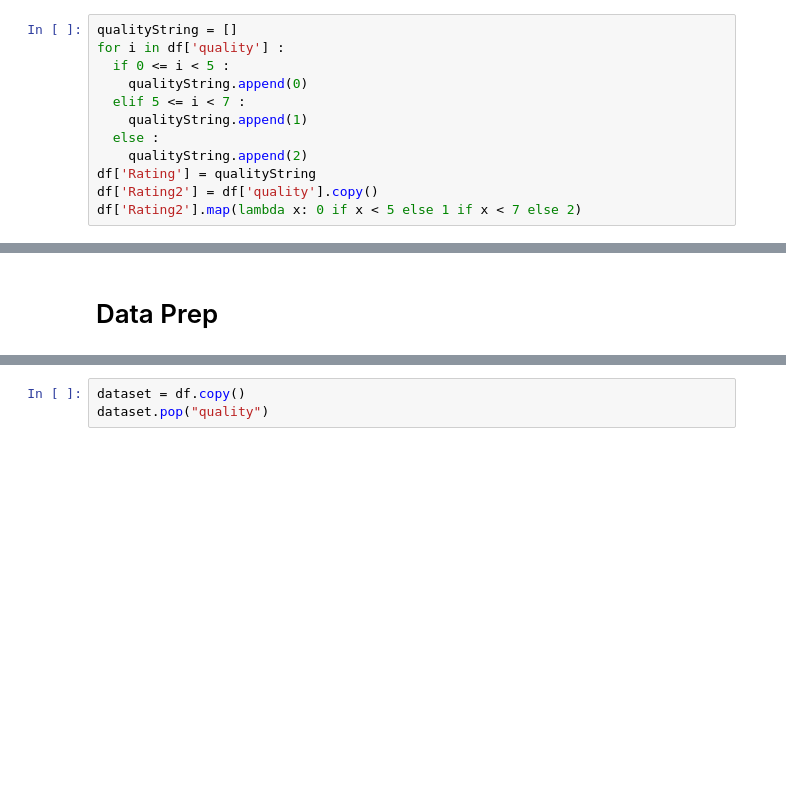
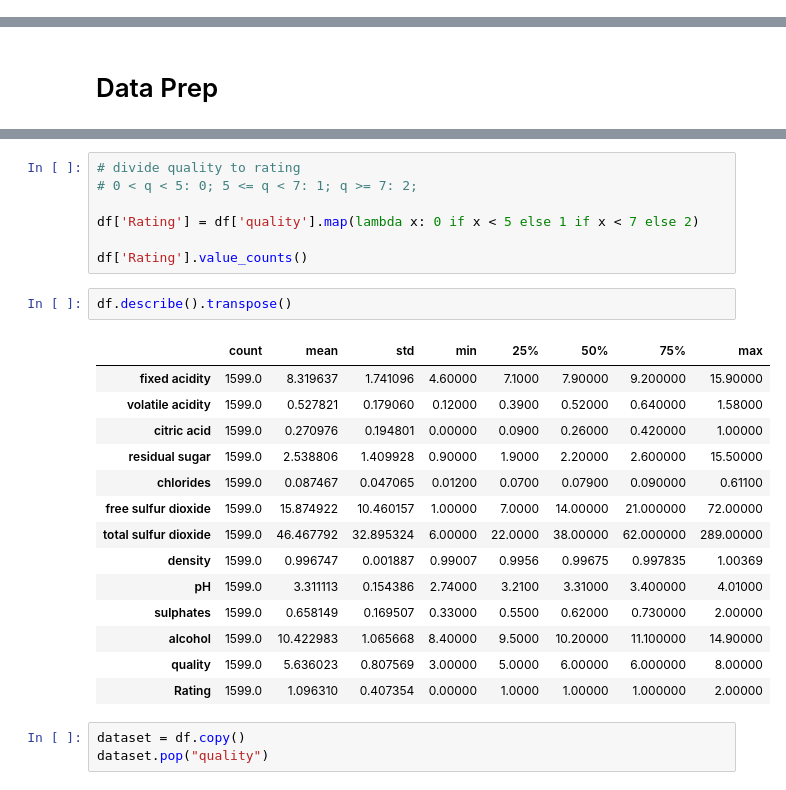
Before and after one commit to imiro/bangkit-w05-winequality, a Jupyter notebook: bangkit-w05-winequality.ipynb, the cells around one changed output, grey strips where cells are left out. Drawn from its saved outputs; the diff is of its cells as text; blank space fills up the shorter version.

Commit message:
More notebook refactor.
Add more description on converting quality to rating.
Simplify the conversion code.

```diff
--- a/bangkit-w05-winequality.ipynb
+++ b/bangkit-w05-winequality.ipynb
@@ -61,12 +112,0 @@ sns.pairplot(df)
-# %%
-qualityString = []
-for i in df['quality'] :
-  if 0 <= i < 5 :
-    qualityString.append(0)
-  elif 5 <= i < 7 :
-    qualityString.append(1)
-  else :
-    qualityString.append(2)
-df['Rating'] = qualityString
-df['Rating2'] = df['quality'].copy()
-df['Rating2'].map(lambda x: 0 if x < 5 else 1 if x < 7 else 2)
@@ -91,3 +124,27 @@ df.describe()
+# %%
+# divide quality to rating
+# 0 < q < 5: 0; 5 <= q < 7: 1; q >= 7: 2;
+
+df['Rating'] = df['quality'].map(lambda x: 0 if x < 5 else 1 if x < 7 else 2)
+
+df['Rating'].value_counts()
+# %%
+df.describe().transpose()
+# %% [output]
+|  | count | mean | std | min | 25% | 50% | 75% | max |
+| fixed acidity | 1599.0 | 8.319637 | 1.741096 | 4.60000 | 7.1000 | 7.90000 | 9.200000 | 15.90000 |
+| volatile acidity | 1599.0 | 0.527821 | 0.179060 | 0.12000 | 0.3900 | 0.52000 | 0.640000 | 1.58000 |
+| citric acid | 1599.0 | 0.270976 | 0.194801 | 0.00000 | 0.0900 | 0.26000 | 0.420000 | 1.00000 |
+| residual sugar | 1599.0 | 2.538806 | 1.409928 | 0.90000 | 1.9000 | 2.20000 | 2.600000 | 15.50000 |
+| chlorides | 1599.0 | 0.087467 | 0.047065 | 0.01200 | 0.0700 | 0.07900 | 0.090000 | 0.61100 |
+| free sulfur dioxide | 1599.0 | 15.874922 | 10.460157 | 1.00000 | 7.0000 | 14.00000 | 21.000000 | 72.00000 |
+| total sulfur dioxide | 1599.0 | 46.467792 | 32.895324 | 6.00000 | 22.0000 | 38.00000 | 62.000000 | 289.00000 |
+| density | 1599.0 | 0.996747 | 0.001887 | 0.99007 | 0.9956 | 0.99675 | 0.997835 | 1.00369 |
+| pH | 1599.0 | 3.311113 | 0.154386 | 2.74000 | 3.2100 | 3.31000 | 3.400000 | 4.01000 |
+| sulphates | 1599.0 | 0.658149 | 0.169507 | 0.33000 | 0.5500 | 0.62000 | 0.730000 | 2.00000 |
+| alcohol | 1599.0 | 10.422983 | 1.065668 | 8.40000 | 9.5000 | 10.20000 | 11.100000 | 14.90000 |
+| quality | 1599.0 | 5.636023 | 0.807569 | 3.00000 | 5.0000 | 6.00000 | 6.000000 | 8.00000 |
+| Rating | 1599.0 | 1.096310 | 0.407354 | 0.00000 | 1.0000 | 1.00000 | 1.000000 | 2.00000 |
 # %%
 dataset = df.copy()
 dataset.pop("quality")
```
Also changed, not shown: parts of 33 cells of this notebook.
